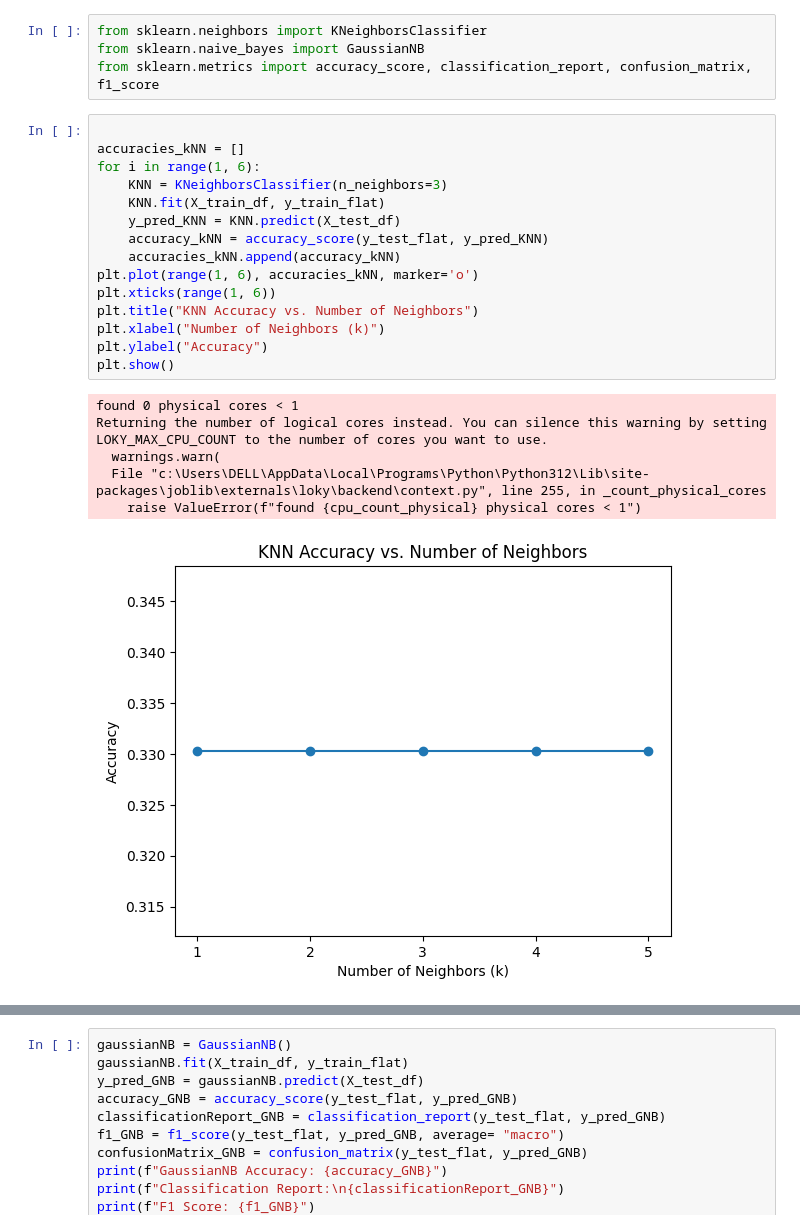
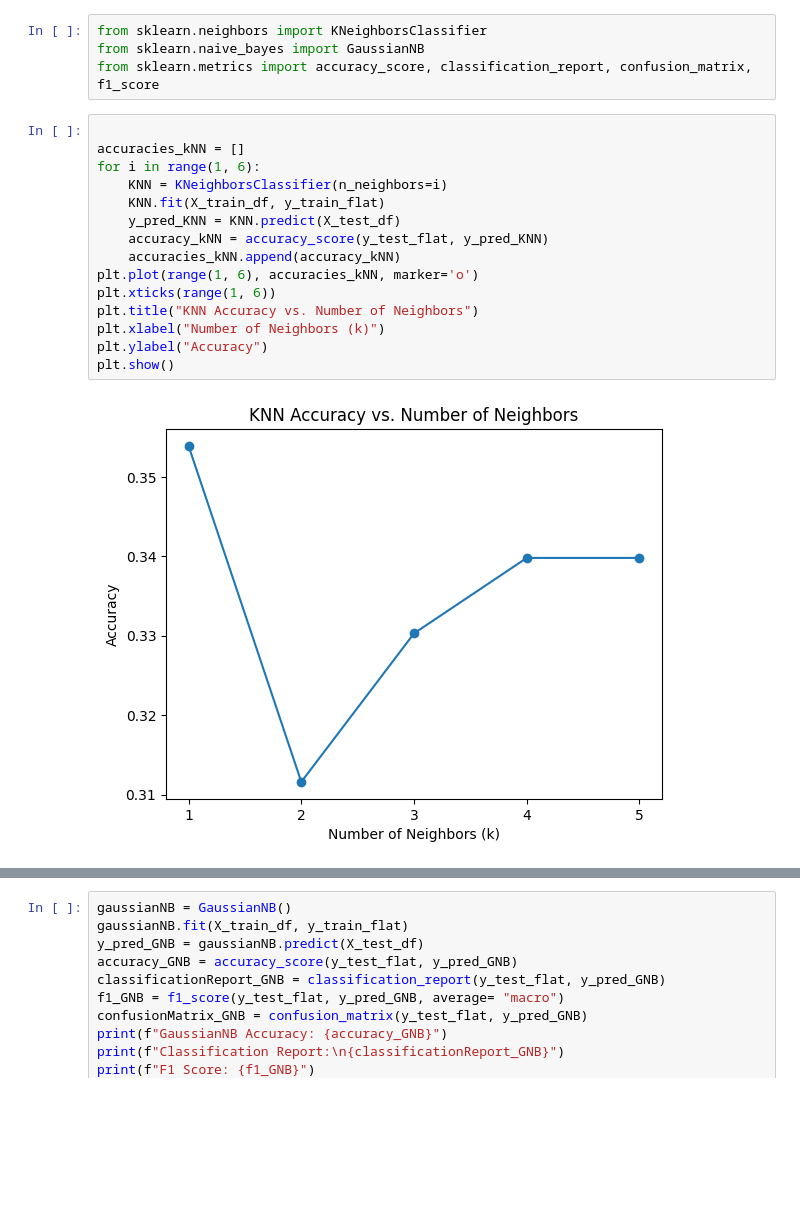
Before and after one commit to moaaz-mohamedd/Autonomous-Vehicle-Perception-Module, a Jupyter notebook: phase_1_classical_ml/Phase_1.ipynb, the cells around one changed output, grey strips where cells are left out. Cells and saved outputs as stored; diff of their text form; blank space fills up the shorter version.

```diff
--- a/phase_1_classical_ml/Phase_1.ipynb
+++ b/phase_1_classical_ml/Phase_1.ipynb
@@ -127,25 +127,20 @@ from sklearn.metrics import accuracy_score, classification_report, confusion_mat
 # %%
 
 accuracies_kNN = []
 for i in range(1, 6):
-    KNN = KNeighborsClassifier(n_neighbors=3)
+    KNN = KNeighborsClassifier(n_neighbors=i)
     KNN.fit(X_train_df, y_train_flat)
     y_pred_KNN = KNN.predict(X_test_df)
     accuracy_kNN = accuracy_score(y_test_flat, y_pred_KNN)
     accuracies_kNN.append(accuracy_kNN)
 plt.plot(range(1, 6), accuracies_kNN, marker='o')
 plt.xticks(range(1, 6))
 plt.title("KNN Accuracy vs. Number of Neighbors")
 plt.xlabel("Number of Neighbors (k)")
 plt.ylabel("Accuracy")
 plt.show()
 # %% [output]
-found 0 physical cores < 1
-Returning the number of logical cores instead. You can silence this warning by setting LOKY_MAX_CPU_COUNT to the number of cores you want to use.
-  warnings.warn(
-  File "c:\Users\DELL\AppData\Local\Programs\Python\Python312\Lib\site-packages\joblib\externals\loky\backend\context.py", line 255, in _count_physical_cores
-    raise ValueError(f"found {cpu_count_physical} physical cores < 1")
-[figure, old version]
+[figure, new version]
 # %%
 neighbors = np.argmax(accuracies_kNN) + 1
 KNN = KNeighborsClassifier(n_neighbors=neighbors)
```
Also changed, not shown: parts of 5 cells of this notebook, 7 other files.
